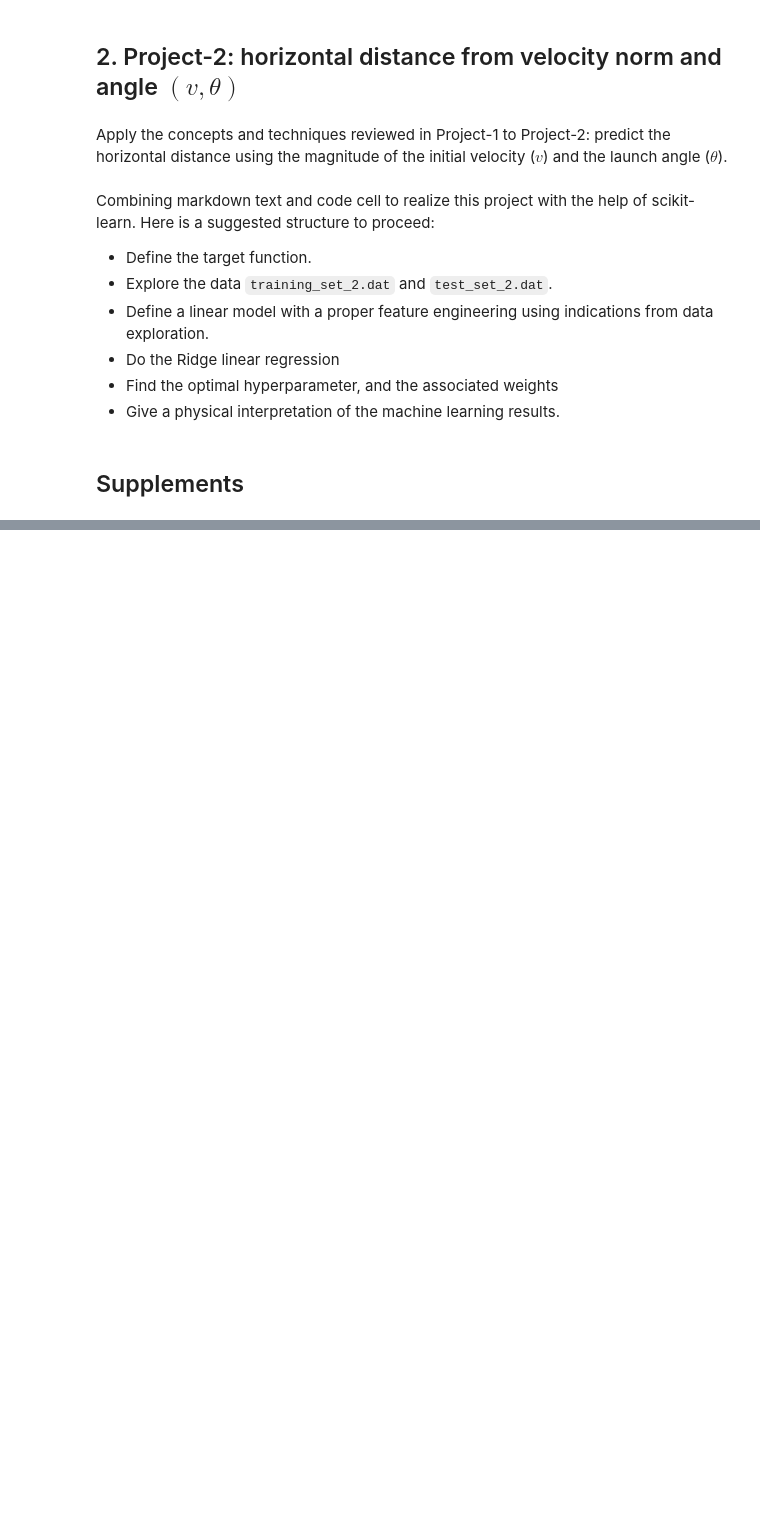
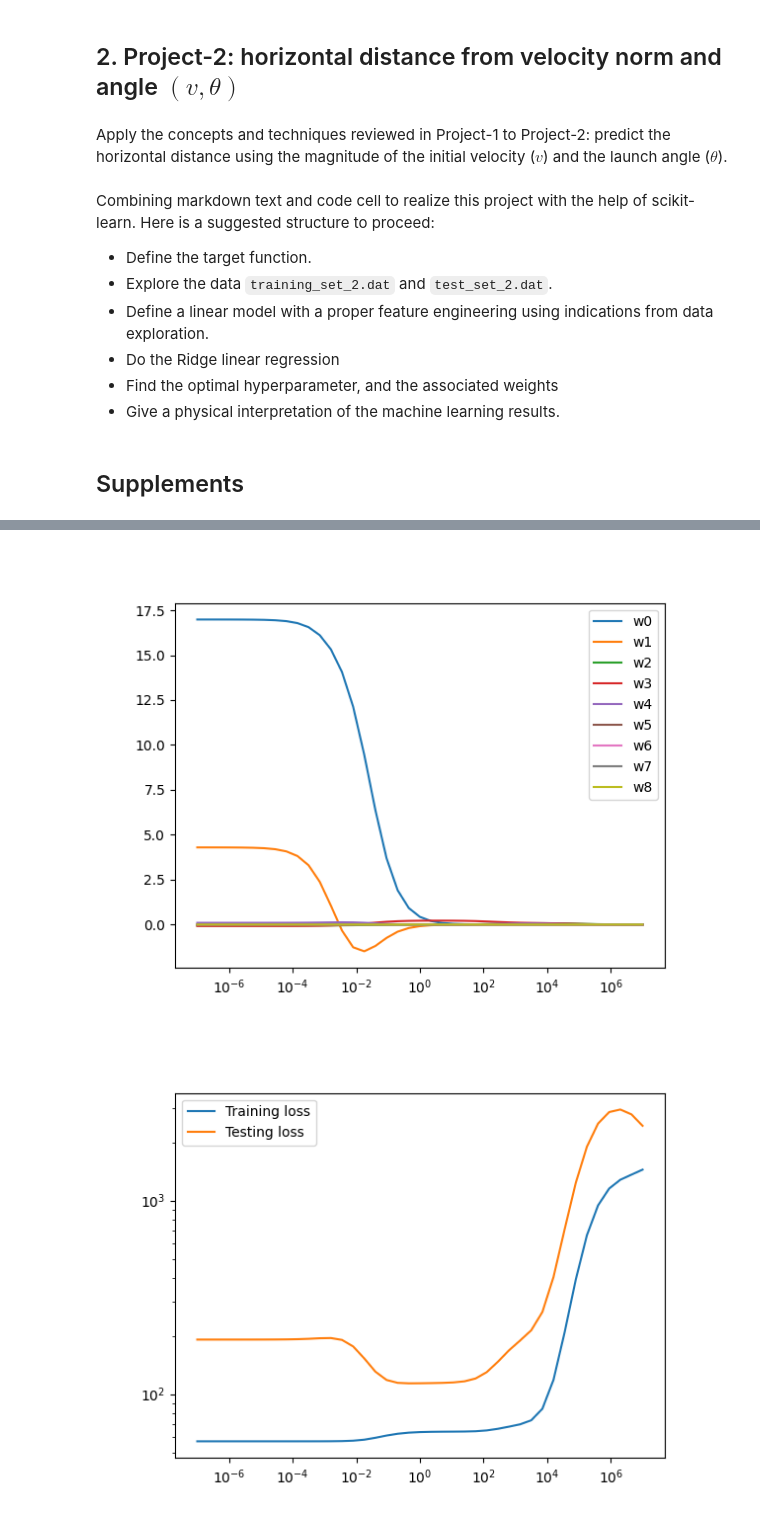
Before and after one commit to chenliu428/Introduction_ML, a Jupyter notebook: TP_Projectile_1_en.ipynb, the cells around one changed output, grey strips where cells are left out. Saved outputs shown, nothing was run; the diff lists cells and outputs as text; code cells hidden in the pictures; blank space fills up the shorter version.

```diff
--- a/TP_Projectile_1_en.ipynb
+++ b/TP_Projectile_1_en.ipynb
@@ -1238,7 +1449,7 @@ for s in range(1, 4):
         # print('s.{} p.{}, q.{}'.format(s, p, s-p))
         ci += 1
 
-N = 100
+N = 20
 idx = np.random.choice(len(X_train_new), N, replace=False)
 X_train_sub = X_train_new[idx]
 y_train_sub = y_train[idx]
@@ -1251,30 +1462,33 @@ Testing_loss = []
 Weights = []
 Intercepts = []
 for i, alpha in enumerate(Alphas):
     ridge_model = Ridge(alpha=N*alpha)
     ridge_model.fit(X_train_sub, y_train_sub)
     y_pred_test = ridge_model.predict(X_test_new)
     y_pred_train = ridge_model.predict(X_train_sub)
     Training_loss.append(mean_squared_error(y_train_sub, y_pred_train))
     Testing_loss.append(mean_squared_error(y_test, y_pred_test))
     Weights.append(ridge_model.coef_)
     Intercepts.append(ridge_model.intercept_)
 
 Weights = np.array(Weights)
 plt.figure()
 plt.clf()
 for i in range(Weights.shape[1]):
     plt.plot(Alphas, Weights[:,i], label='w{}'.format(i))
 # plt.plot(Alphas, Intercepts, label='Intercepts')
 plt.xscale('log')
 plt.legend()
 plt.show()
 
 plt.figure()
 plt.clf()
 plt.plot(Alphas, Training_loss, label='Training loss')
 plt.plot(Alphas, Testing_loss, label='Testing loss')
 plt.xscale('log')
 plt.yscale('log')
 plt.legend()
 plt.show()
+# %% [output]
+[figure, added]
+[figure, added]
```
Also changed, not shown: parts of 13 cells of this notebook.
